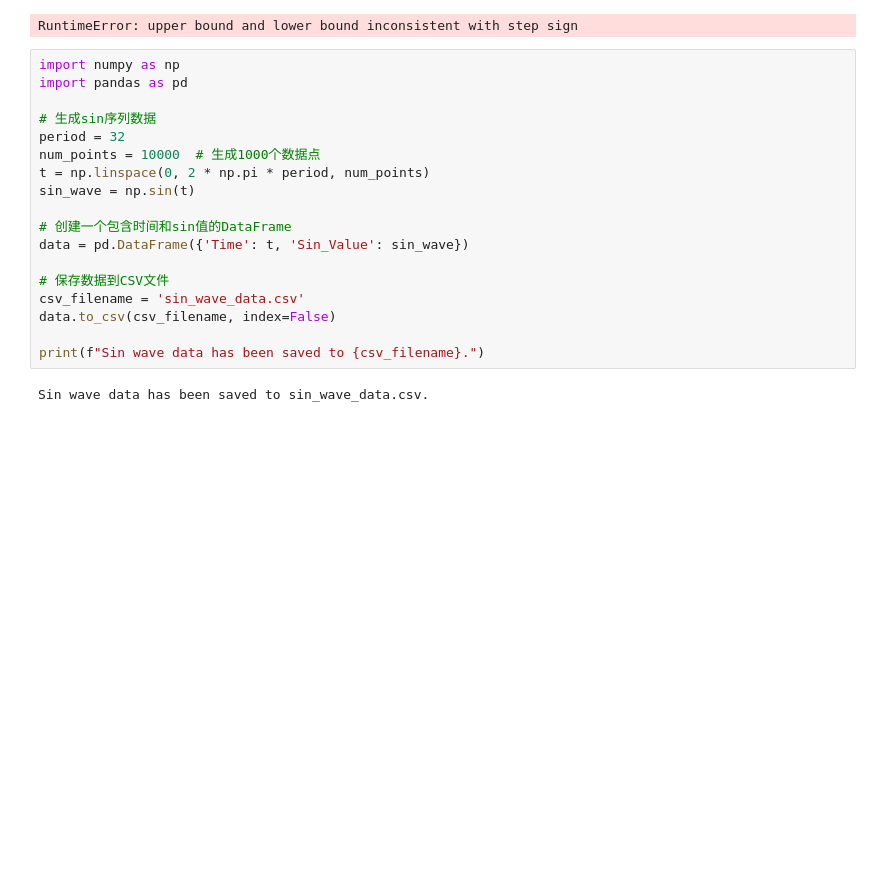
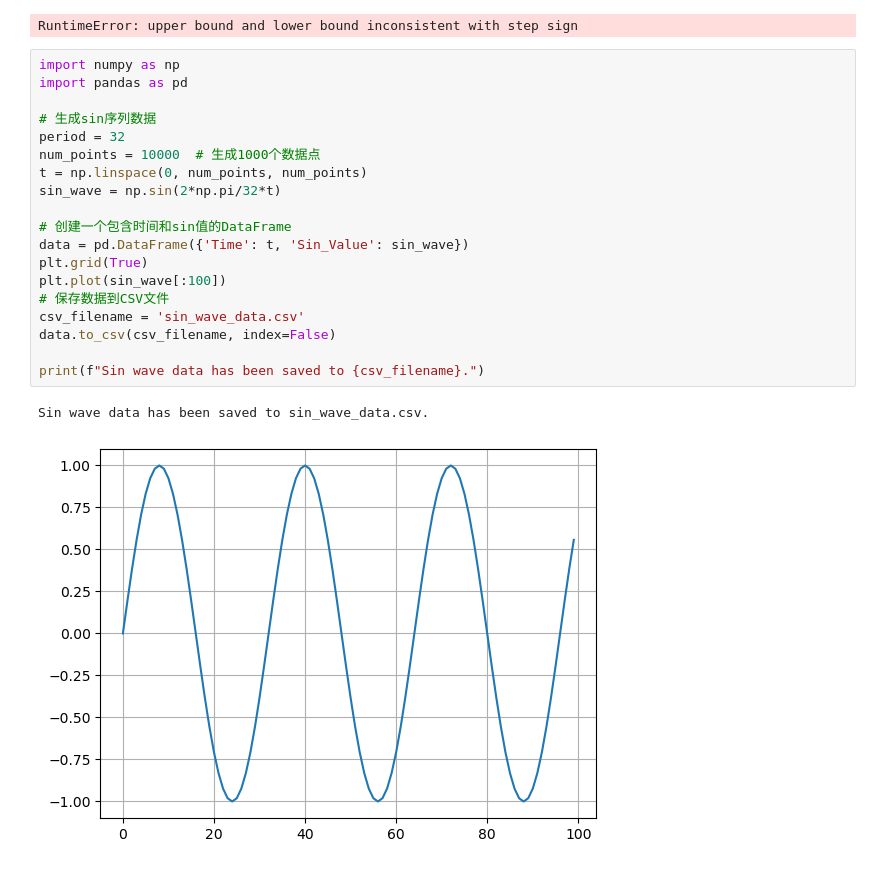
Before and after one commit to wangchz13/Anomaly-Transformer, a Jupyter notebook: test.ipynb, the cells around one changed output. Cells and saved outputs as stored; diff of their text form; blank space fills up the shorter version.

```diff
--- a/test.ipynb
+++ b/test.ipynb
@@ -286,20 +286,22 @@ RuntimeError: upper bound and lower bound inconsistent with step sign
 # %%
 import numpy as np
 import pandas as pd
 
 # 生成sin序列数据
 period = 32
 num_points = 10000  # 生成1000个数据点
-t = np.linspace(0, 2 * np.pi * period, num_points)
-sin_wave = np.sin(t)
+t = np.linspace(0, num_points, num_points)
+sin_wave = np.sin(2*np.pi/32*t)
 
 # 创建一个包含时间和sin值的DataFrame
 data = pd.DataFrame({'Time': t, 'Sin_Value': sin_wave})
-
+plt.grid(True)
+plt.plot(sin_wave[:100])
 # 保存数据到CSV文件
 csv_filename = 'sin_wave_data.csv'
 data.to_csv(csv_filename, index=False)
 
 print(f"Sin wave data has been saved to {csv_filename}.")
 # %% [output]
 Sin wave data has been saved to sin_wave_data.csv.
+[figure, added]
```
Also changed, not shown: parts of 2 cells of this notebook, 1 other file.
